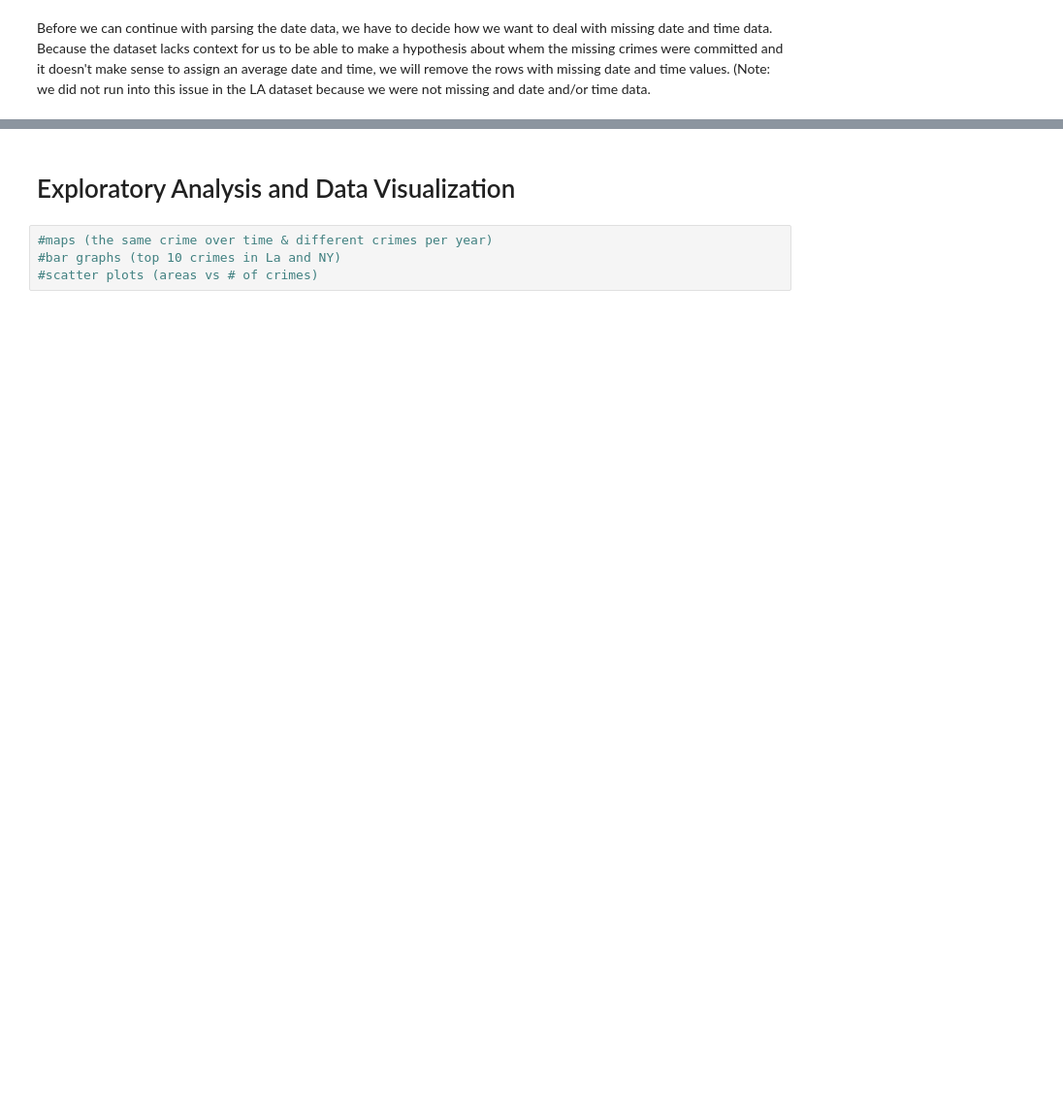
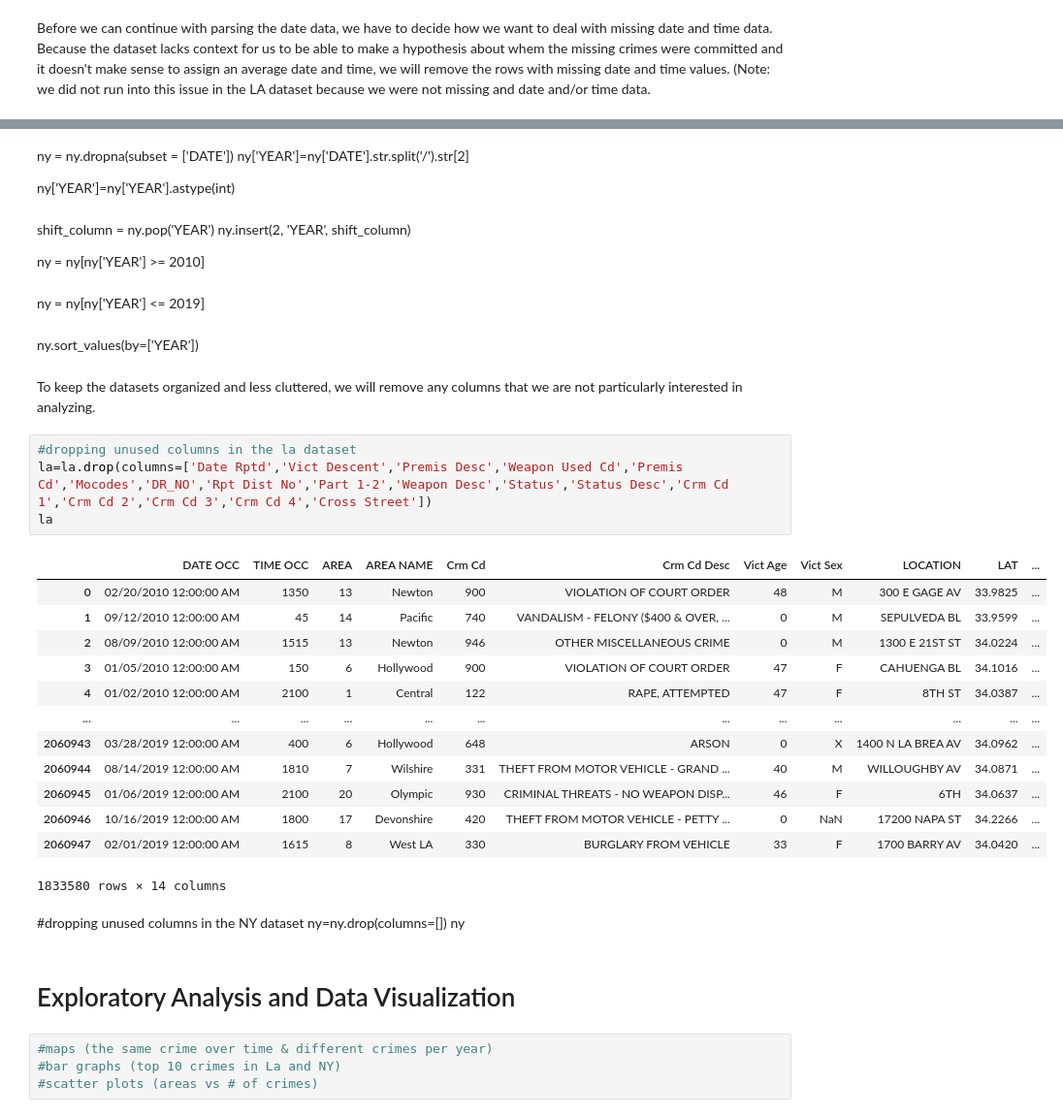
Before and after one commit to FinalProject-cmsc320/FinalProject-cmsc320.github.io, a Jupyter notebook: final.ipynb, the cells around one changed output, grey strips where cells are left out. Shown at 97% size. Drawn from its saved outputs; the diff is of its cells as text; blank space fills up the shorter version.

```diff
--- a/final.ipynb
+++ b/final.ipynb
@@ -237,3 +144,41 @@ ny.sort_values(by=['YEAR'])
+# %% [markdown]
+ny = ny.dropna(subset = ['DATE'])
+ny['YEAR']=ny['DATE'].str.split('/').str[2]
+
+ny['YEAR']=ny['YEAR'].astype(int)
+# %% [markdown]
+shift_column = ny.pop('YEAR')
+ny.insert(2, 'YEAR', shift_column)
+
+ny = ny[ny['YEAR'] >= 2010]
+# %% [markdown]
+ny = ny[ny['YEAR'] <= 2019]
+# %% [markdown]
+ny.sort_values(by=['YEAR'])
+# %% [markdown]
+To keep the datasets organized and less cluttered, we will remove any columns that we are not particularly interested in analyzing.
+# %%
+#dropping unused columns in the la dataset
+la=la.drop(columns=['Date Rptd','Vict Descent','Premis Desc','Weapon Used Cd','Premis Cd','Mocodes','DR_NO','Rpt Dist No','Part 1-2','Weapon Desc','Status','Status Desc','Crm Cd 1','Crm Cd 2','Crm Cd 3','Crm Cd 4','Cross Street'])
+la
+# %% [output]
+|  | DATE OCC | TIME OCC | AREA | AREA NAME | Crm Cd | Crm Cd Desc | Vict Age | Vict Sex | LOCATION | LAT | ... |
+| 0 | 02/20/2010 12:00:00 AM | 1350 | 13 | Newton | 900 | VIOLATION OF COURT ORDER | 48 | M | 300 E GAGE AV | 33.9825 | ... |
+| 1 | 09/12/2010 12:00:00 AM | 45 | 14 | Pacific | 740 | VANDALISM - FELONY ($400 & OVER, ... | 0 | M | SEPULVEDA BL | 33.9599 | ... |
+| 2 | 08/09/2010 12:00:00 AM | 1515 | 13 | Newton | 946 | OTHER MISCELLANEOUS CRIME | 0 | M | 1300 E 21ST ST | 34.0224 | ... |
+| 3 | 01/05/2010 12:00:00 AM | 150 | 6 | Hollywood | 900 | VIOLATION OF COURT ORDER | 47 | F | CAHUENGA BL | 34.1016 | ... |
+| 4 | 01/02/2010 12:00:00 AM | 2100 | 1 | Central | 122 | RAPE, ATTEMPTED | 47 | F | 8TH ST | 34.0387 | ... |
+| ... | ... | ... | ... | ... | ... | ... | ... | ... | ... | ... | ... |
+| 2060943 | 03/28/2019 12:00:00 AM | 400 | 6 | Hollywood | 648 | ARSON | 0 | X | 1400 N LA BREA AV | 34.0962 | ... |
+| 2060944 | 08/14/2019 12:00:00 AM | 1810 | 7 | Wilshire | 331 | THEFT FROM MOTOR VEHICLE - GRAND ... | 40 | M | WILLOUGHBY AV | 34.0871 | ... |
+| 2060945 | 01/06/2019 12:00:00 AM | 2100 | 20 | Olympic | 930 | CRIMINAL THREATS - NO WEAPON DISP... | 46 | F | 6TH | 34.0637 | ... |
+| 2060946 | 10/16/2019 12:00:00 AM | 1800 | 17 | Devonshire | 420 | THEFT FROM MOTOR VEHICLE - PETTY ... | 0 | NaN | 17200 NAPA ST | 34.2266 | ... |
+| 2060947 | 02/01/2019 12:00:00 AM | 1615 | 8 | West LA | 330 | BURGLARY FROM VEHICLE | 33 | F | 1700 BARRY AV | 34.0420 | ... |
+1833580 rows × 14 columns
+# %% [markdown]
+#dropping unused columns in the NY dataset
+ny=ny.drop(columns=[])
+ny
 # %% [markdown]
 # Exploratory Analysis and Data Visualization
 # %%
```
Also changed, not shown: parts of 19 cells of this notebook.
